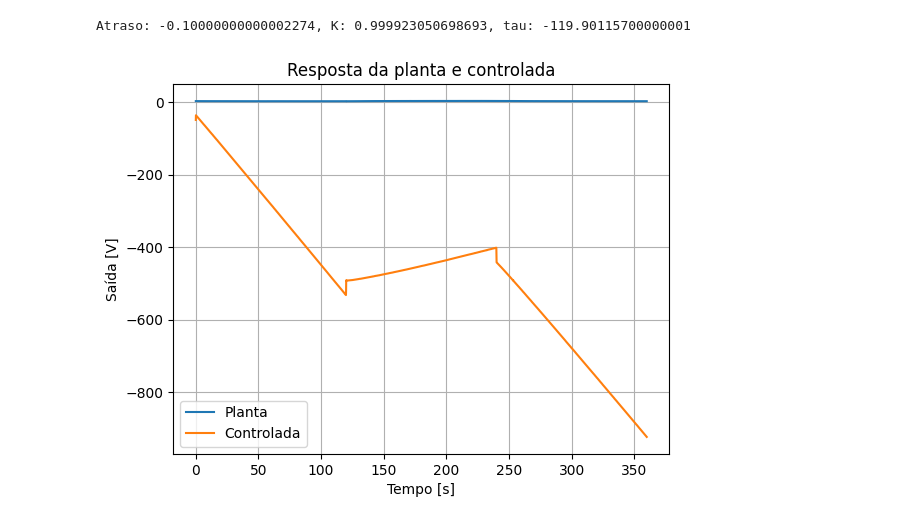
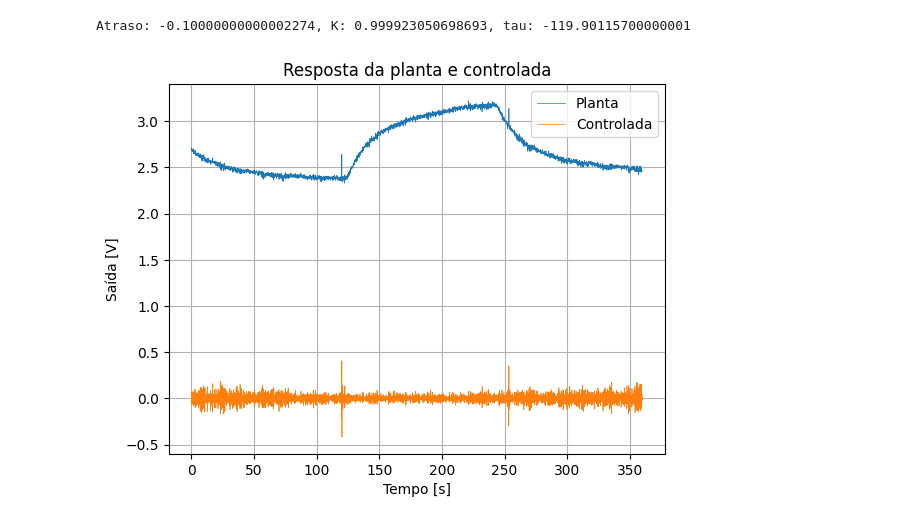
Before and after one commit to pedroivovasconcelos/laboratorio_de_controle_ii_chuveiro, a Jupyter notebook: control_calculator/Untitled3.ipynb, the cells around one changed output. Drawn from its saved outputs; the diff is of its cells as text; code cells hidden in the pictures.

```diff
--- a/control_calculator/Untitled3.ipynb
+++ b/control_calculator/Untitled3.ipynb
@@ -130,34 +130,34 @@ kp = (1/-0.134) * 0.9
 ti = 30.111 * 0.3
 
 # Criando o controlador PI no domínio s
 pi_s = tf([kp*ti, kp], [ti, 0])
 
 # Frequência de amostragem (calculada a partir da diferença média de tempo entre as leituras)
 ts = np.mean(np.diff(tempo))
 
 # Discretizando o controlador
 pi_z = c2d(pi_s, ts, method='foh')  # método 'foh' (first-order hold) é mais apropriado para controladores
 
 # Converte TransferFunction para um sistema discreto compatível com scipy
 system = (pi_z.num[0][0], pi_z.den[0][0], ts)
 
 # Setpoint - valor desejado para a saída da planta
 setpoint = [1.0 for _ in tempo]  # exemplo: setpoint constante de 1.0
 
 # Calcular o erro
-erro = [sp - e for sp, e in zip(saida, entrada)]
+erro = [sp - e for sp, e in zip(entrada_filtrada, entrada)]
 
 # Aplicando o controlador ao sinal de erro
 tout, yout = dlsim(system, erro, tempo)
 
 plt.figure()
-plt.plot([t + t0 for t in tempo], entrada, label='Planta')
-plt.plot([t + t0 for t in tout], yout, label='Controlada')
+plt.plot([t + t0 for t in tempo], entrada, label='Planta', linewidth=0.5)
+plt.plot([t + t0 for t in tout], yout, label='Controlada', linewidth=0.5)
 plt.title('Resposta da planta e controlada')
 plt.xlabel('Tempo [s]')
 plt.ylabel('Saída [V]')
 plt.legend()
 plt.grid(True)
 plt.show()
 # %% [output]
-[figure, old version]
+[figure, new version]
```
